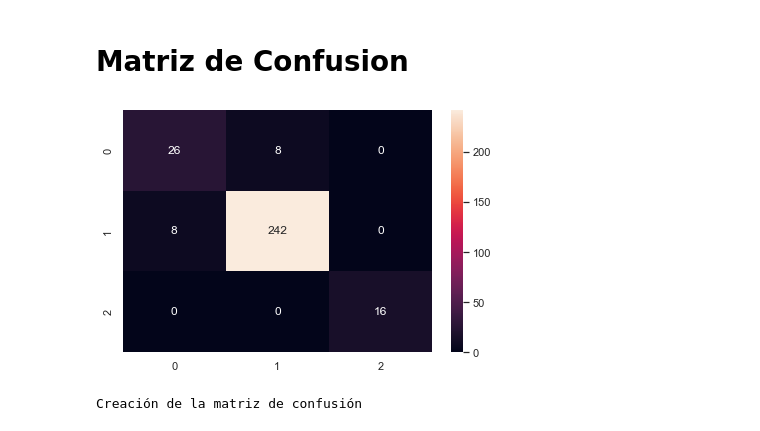
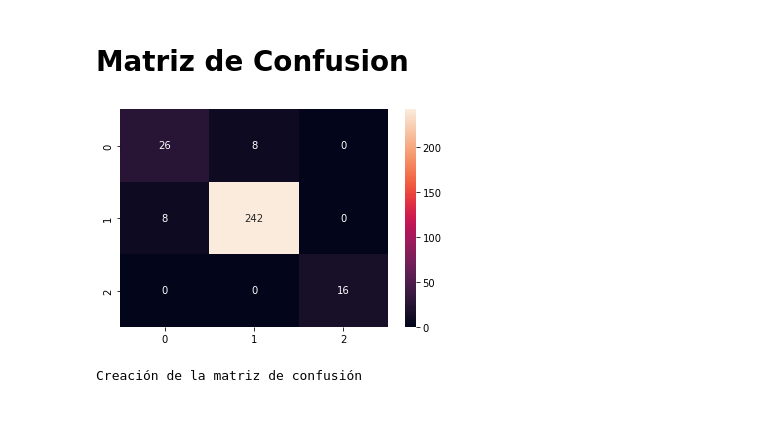
Before and after one commit to JosselynChila/Laboratorio1Unidad2, a Jupyter notebook: [NRC_6292]_JosselynChila_Lab1Unidad2.ipynb, the cells around one changed output. Cells and saved outputs as stored; diff of their text form; code cells hidden in the pictures.

```diff
--- a/[NRC_6292]_JosselynChila_Lab1Unidad2.ipynb
+++ b/[NRC_6292]_JosselynChila_Lab1Unidad2.ipynb
@@ -208,11 +245,10 @@ Calculo del número de elementos identificados correctamente como positivos del
 # %%
 def Matriz():
         '''Creación de la matriz de confusión'''
 cnf_matrix = metrics.confusion_matrix(y_test, y_pred)
 sn.heatmap(cnf_matrix, annot=True, fmt='d')
-ax.set_title('MATRIZ DE CONFUSION'), plt.tight_layout()
 plt.show()
 print(Matriz.__doc__)
 # %% [output]
-[figure, old version]
+[figure, new version]
 Creación de la matriz de confusión
```
Also changed, not shown: parts of 7 cells of this notebook.
